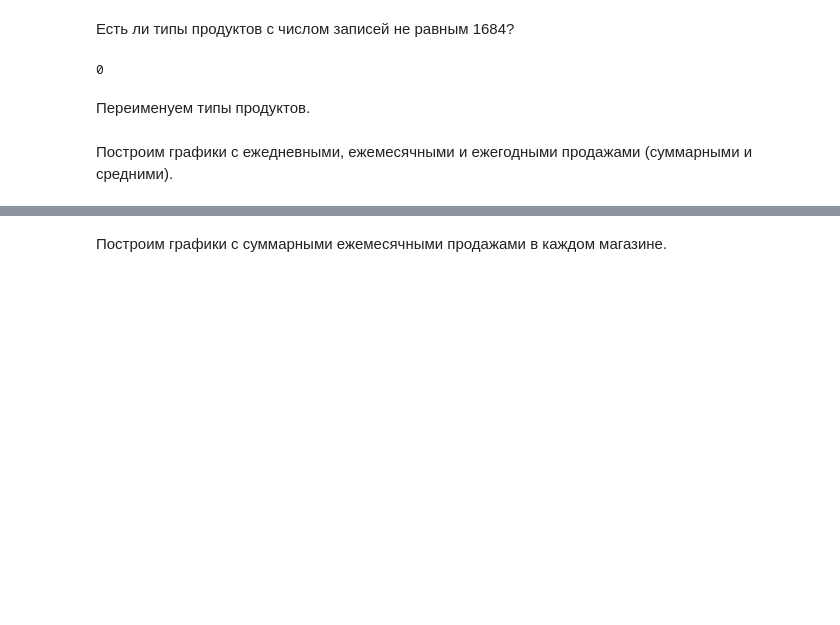
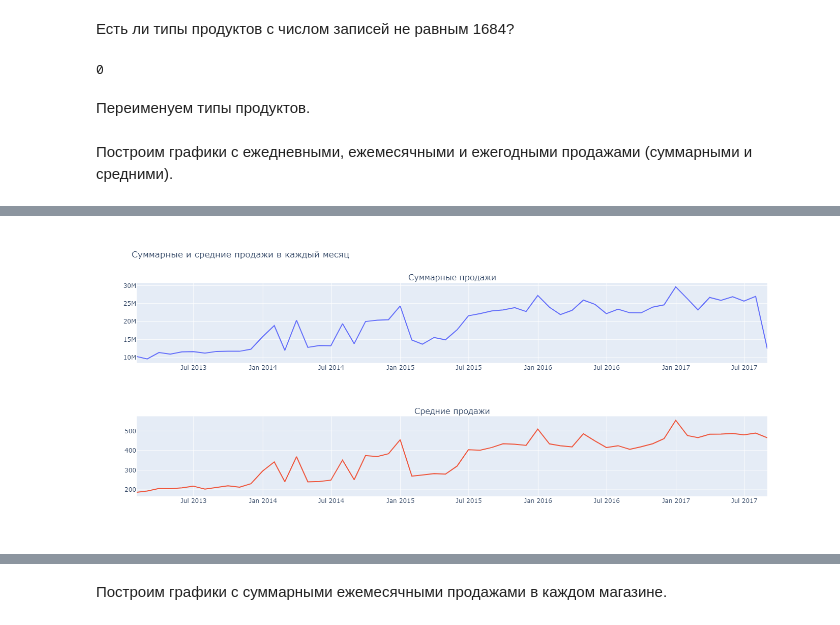
Before and after one commit to mellow-moon/store_sales_eda, a Jupyter notebook: preprocessing.ipynb, the cells around one changed output, grey strips where cells are left out. Saved outputs shown, nothing was run; the diff lists cells and outputs as text; code cells hidden in the pictures; blank space fills up the shorter version.

```diff
--- a/preprocessing.ipynb
+++ b/preprocessing.ipynb
@@ -417,23 +423,27 @@ fig.show()
 # %%
 sales_by_month_sum = pd.DataFrame(df.set_index('date').sales.resample('M').sum()).reset_index()
 sales_by_month_mean = pd.DataFrame(df.set_index('date').sales.resample('M').mean()).reset_index()
 
 fig = make_subplots(
     rows=2, cols=1,
     subplot_titles=('Суммарные продажи', 'Средние продажи'))
 
 fig.append_trace(go.Scatter(
     x=sales_by_month_sum['date'],
     y=sales_by_month_sum['sales'],
 ), row=1, col=1)
 
 fig.append_trace(go.Scatter(
     x=sales_by_month_mean['date'],
     y=sales_by_month_mean['sales'],
 ), row=2, col=1)
 
 fig.update_layout(height=600, width=1400, title_text='Суммарные и средние продажи в каждый месяц', showlegend=False)
 fig.show()
+
+display(Image(filename='img/monthly_sales_sum_avg.png', width=1200))
+# %% [output]
+[figure, added]
 # %%
 sales_by_year_sum = pd.DataFrame(df.set_index('date').sales.resample('Y').sum()).reset_index()
 sales_by_year_mean = pd.DataFrame(df.set_index('date').sales.resample('Y').mean()).reset_index()
```
Also changed, not shown: parts of 6 cells of this notebook, 5 other files.
